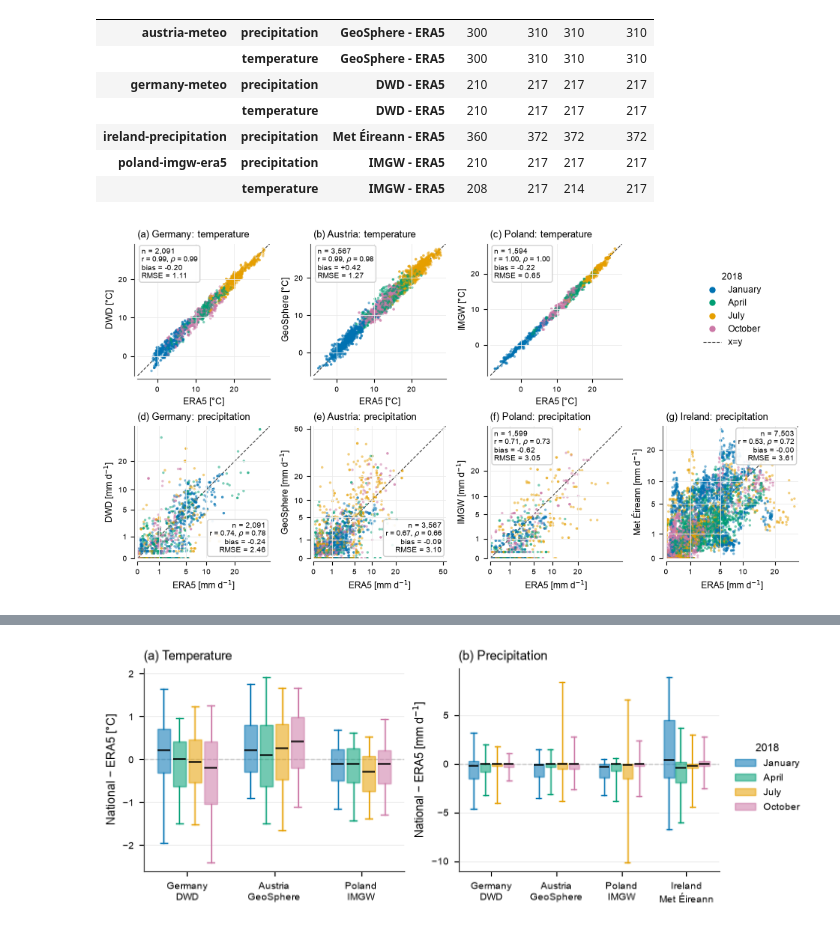
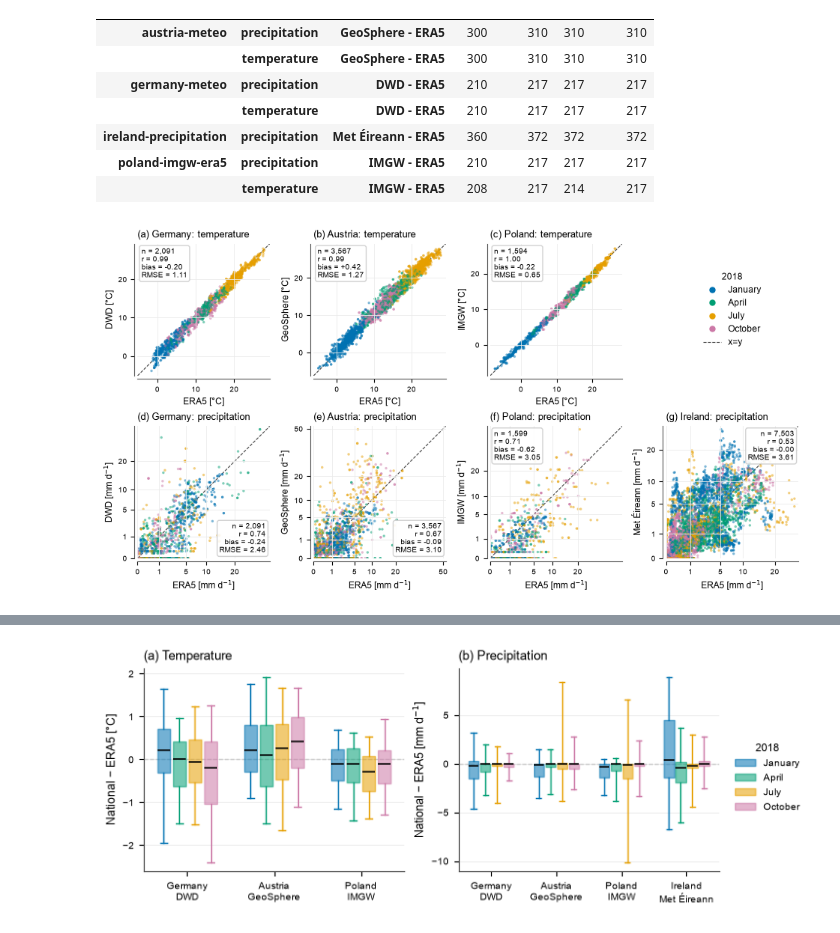
Before and after one commit to SmolakK/FARMWISE-API, a Jupyter notebook: evaluation/Evaluation summariser.ipynb, the cells around one changed output, grey strips where cells are left out. Cells and saved outputs as stored; diff of their text form; code cells hidden in the pictures.

```diff
--- a/evaluation/Evaluation summariser.ipynb
+++ b/evaluation/Evaluation summariser.ipynb
@@ -589,7 +600,7 @@ def _panel(ax, sub, variable, unit):
 
     m = analysis.agreement_metrics(sub, by=["variable"]).iloc[0]
     text = (f"n = {m['n_pairs']:,}\n"
-            f"r = {m['pearson_r']:.2f}, $\\rho$ = {m['spearman_rho']:.2f}\n"
+            f"r = {m['pearson_r']:.2f}\n"
             f"bias = {m['mean_bias']:+.2f}\n"
             f"RMSE = {m['rmse']:.2f}")
     ha, va = _emptiest_corner(sub["value_b"], sub["value_a"], limits,
@@ -616,35 +627,35 @@ def plot_cross_source_scatter(pairs: pd.DataFrame, path_stem=None):
                                  squeeze=False, constrained_layout=True)
         letters = iter("abcdefghijklmnop")
         empty = []
         for row, variable in enumerate(variables):
             label, unit = VARIABLES[variable]
             for col, region in enumerate(regions):
                 ax = axes[row, col]
                 sub = pairs[(pairs["variable"] == variable) & (pairs["region"] == region)]
                 if sub.empty:
                     ax.set_axis_off()
                     empty.append(ax)
                     continue
                 _panel(ax, sub, variable, unit)
                 ax.set_title(f"({next(letters)}) {REGION_LABELS.get(region, region)}: "
                              f"{label.split()[-1].lower()}", loc="left")
         handles = [Line2D([], [], marker="o", linestyle="", markersize=5, color=c, label=p)
                    for p, c in PERIOD_COLOURS.items()]
         handles.append(Line2D([], [], color="0.25", linestyle="--", linewidth=0.8, label="x=y"))
         if empty:
             empty[0].legend(handles=handles, title="2018", loc="center", frameon=False)
         else:
             fig.legend(handles=handles, title="2018", loc="outside right center", frameon=False)
         if path_stem is not None:
             for suffix in (".pdf", ".png"):
-                fig.savefig(Path(str(path_stem) + suffix), bbox_inches="tight")
+                fig.savefig(Path(str(path_stem) + suffix), bbox_inches="tight", dpi=300)
     return fig
 
 scatter_pairs = pair_with_reference(observations)
 fig = plot_cross_source_scatter(scatter_pairs, FIGURES / "cross_source_scatter")
 plt.show()
 # %% [output]
-[figure, old version]
+[figure, new version]
 # %%
 agreement_by_season = analysis.agreement_metrics(
     pairs, by=["region", "variable", "source_pair", "period"]
```
Also changed, not shown: parts of 6 cells of this notebook, 6 other files.
